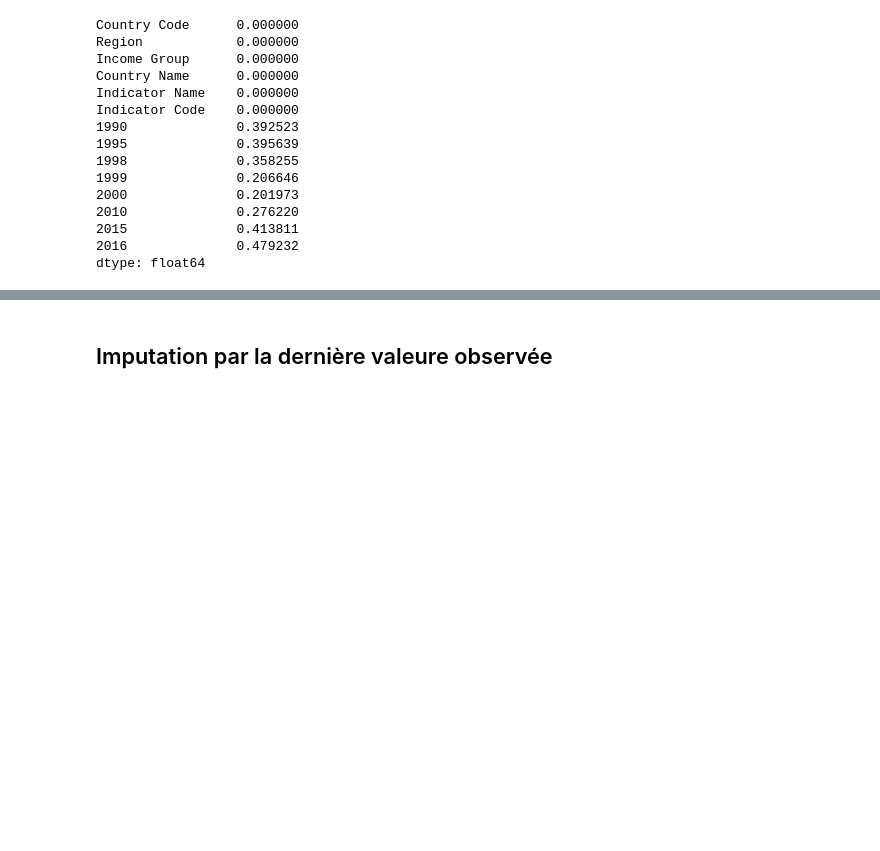
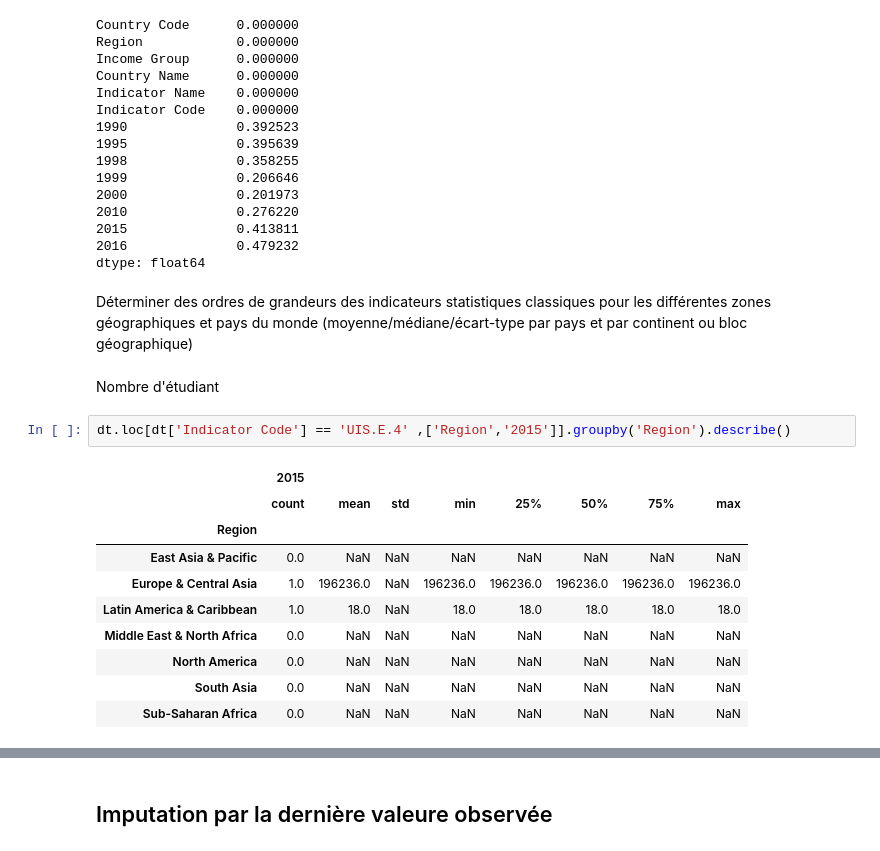
Before and after one commit to ArhurK/Projet-2-Analysez-des-donnees-de-systemes-educatifs, a Jupyter notebook: Projet 2 Analysez des données de systèmes éducatifs.ipynb, the cells around one changed output, grey strips where cells are left out. Cells and saved outputs as stored; diff of their text form; blank space fills up the shorter version.

```diff
--- a/Projet 2 Analysez des données de systèmes éducatifs.ipynb
+++ b/Projet 2 Analysez des données de systèmes éducatifs.ipynb
@@ -873,3 +880,20 @@ Indicator Code    0.000000
 2015              0.413811
 2016              0.479232
 dtype: float64
+# %% [markdown]
+Déterminer des ordres de grandeurs des indicateurs statistiques classiques pour les différentes zones géographiques et pays du monde (moyenne/médiane/écart-type par pays et par continent ou bloc géographique)
+# %% [markdown]
+Nombre d'étudiant
+# %%
+dt.loc[dt['Indicator Code'] == 'UIS.E.4' ,['Region','2015']].groupby('Region').describe()
+# %% [output]
+|  | 2015 |  |  |  |  |  |  |  |
+|  | count | mean | std | min | 25% | 50% | 75% | max |
+| Region |  |  |  |  |  |  |  |  |
+| East Asia & Pacific | 0.0 | NaN | NaN | NaN | NaN | NaN | NaN | NaN |
+| Europe & Central Asia | 1.0 | 196236.0 | NaN | 196236.0 | 196236.0 | 196236.0 | 196236.0 | 196236.0 |
+| Latin America & Caribbean | 1.0 | 18.0 | NaN | 18.0 | 18.0 | 18.0 | 18.0 | 18.0 |
+| Middle East & North Africa | 0.0 | NaN | NaN | NaN | NaN | NaN | NaN | NaN |
+| North America | 0.0 | NaN | NaN | NaN | NaN | NaN | NaN | NaN |
+| South Asia | 0.0 | NaN | NaN | NaN | NaN | NaN | NaN | NaN |
+| Sub-Saharan Africa | 0.0 | NaN | NaN | NaN | NaN | NaN | NaN | NaN |
```
Also changed, not shown: parts of 10 cells of this notebook.
